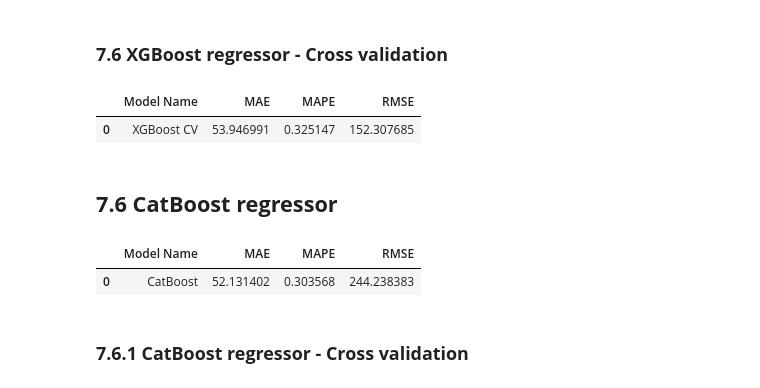
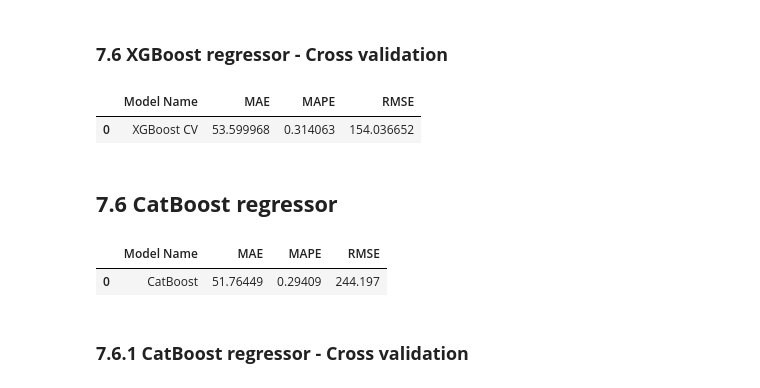
Before and after one commit to Eduardo-95-DS/lighthouse-challenge, a Jupyter notebook: notebooks/look_2.0-ear-eda_filtering_preparation.ipynb, the cells around one changed output. Drawn from its saved outputs; the diff is of its cells as text; code cells hidden in the pictures.

```diff
--- a/notebooks/look_2.0-ear-eda_filtering_preparation.ipynb
+++ b/notebooks/look_2.0-ear-eda_filtering_preparation.ipynb
@@ -1138,7 +1011,6 @@ plt.show()
 # to_normalize = ['minimo_noites', 'numero_de_reviews', 'reviews_por_mes', 'disponibilidade_365']
 
 # scalers = {}
-
 
 # for var in to_normalize:
 #     scaler = MinMaxScaler()
@@ -1154,9 +1026,9 @@ plt.show()
 #     X_test[var] = scaler.transform(X_test[[var]].values)
 #     scalers[var] = scaler
 
-y_train=np.log1p(y_train)
-y_val=np.log1p(y_val)
-y_test=np.log1p(y_test)
+# y_train=np.log1p(y_train)
+# y_val=np.log1p(y_val)
+# y_test=np.log1p(y_test)
 # %% [markdown]
 ## **5.5 Encoding**
 # %%
@@ -1406,53 +1298,58 @@ result_xgb
 # %% [markdown]
 ### **7.6 XGBoost regressor - Cross validation**
-# %%
-xgb_model_cv=XGBRegressor(n_jobs=-1,random_state=95)
-
-kf = KFold(n_splits=5, shuffle=True, random_state=42)
-
-y_pred_log = cross_val_predict(xgb_model_cv, X_train, y_train, cv=kf)
-
-y_train_original = np.expm1(y_train)
-y_pred_original = np.expm1(y_pred_log)
-
-mae_xgb_cv = mean_absolute_error(y_train_original, y_pred_original)
-mape_xgb_cv = mean_absolute_percentage_error_func(y_train_original, y_pred_original)
-rmse_xgb_cv = np.sqrt(mean_squared_error(y_train_original, y_pred_original))
-
-std_mae = np.std(-mae_xgb_cv)
-std_mape = np.std(-mape_xgb_cv)
-std_rmse = np.std(-rmse_xgb_cv)
-
-result_xgb_cv = pd.DataFrame({'Model Name': 'XGBoost CV',
-                              'MAE': mae_xgb_cv,
-                              'MAPE': mape_xgb_cv,
-                              'RMSE': rmse_xgb_cv}, index=[0])
-
-result_xgb_cv
-# %% [output]
-|  | Model Name | MAE | MAPE | RMSE |
-| 0 | XGBoost CV | 53.946991 | 0.325147 | 152.307685 |
+# %%
+xgb_model_cv=XGBRegressor(n_jobs=-1,random_state=95)
+
+kf = KFold(n_splits=5, shuffle=True, random_state=42)
+
+y_pred = cross_val_predict(xgb_model_cv, X_train, Y_train, cv=kf)
+
+# prediction to original scale
+y_pred_= scaler.inverse_transform(y_pred.reshape(-1, 1))
+y_pred_ = inv_boxcox1p(y_pred_, pt.lambdas_).flatten()
+
+mae_xgb_cv = mean_absolute_error(y_train, y_pred_)
+mape_xgb_cv = mean_absolute_percentage_error_func(y_train, y_pred_)
+rmse_xgb_cv = np.sqrt(mean_squared_error(y_train, y_pred_))
+
+std_mae = np.std(-mae_xgb_cv)
+std_mape = np.std(-mape_xgb_cv)
+std_rmse = np.std(-rmse_xgb_cv)
+
+result_xgb_cv = pd.DataFrame({'Model Name': 'XGBoost CV',
+                              'MAE': mae_xgb_cv,
+                              'MAPE': mape_xgb_cv,
+                              'RMSE': rmse_xgb_cv}, index=[0])
+
+result_xgb_cv
+# %% [output]
+|  | Model Name | MAE | MAPE | RMSE |
+| 0 | XGBoost CV | 53.599968 | 0.314063 | 154.036652 |
 # %% [markdown]
 ## **7.6 CatBoost regressor**
 # %%
-cat=CatBoostRegressor(logging_level='Silent').fit(X_train,y_train)
+cat=CatBoostRegressor(logging_level='Silent').fit(X_train,Y_train)
 
 # prediction
 cat_yhat=cat.predict(X_val)
 
-mae_cat = mean_absolute_error(np.expm1(y_val), np.expm1(cat_yhat))
-mape_cat = mean_absolute_percentage_error_func(np.expm1(y_val), np.expm1(cat_yhat))
-mse_cat = mean_squared_error(np.expm1(y_val), np.expm1(cat_yhat))
-rmse_cat = np.sqrt(mse_cat)
+# prediction to original scale
+cat_yhat_= scaler.inverse_transform(cat_yhat.reshape(-1, 1))
+cat_yhat_= inv_boxcox1p(cat_yhat_, pt.lambdas_).flatten()
+
+mae_cat = mean_absolute_error                 (y_val, cat_yhat_)
+mape_cat = mean_absolute_percentage_error_func(y_val, cat_yhat_)
+mse_cat = mean_squared_error                  (y_val, cat_yhat_)
+rmse_cat = np.sqrt((mse_cat))
 
 result_cat = pd.DataFrame({'Model Name': 'CatBoost',
                        'MAE': mae_cat,
                        'MAPE': mape_cat,
                        'RMSE': rmse_cat}, index=[0])
 result_cat
 # %% [output]
 |  | Model Name | MAE | MAPE | RMSE |
-| 0 | CatBoost | 52.131402 | 0.303568 | 244.238383 |
+| 0 | CatBoost | 51.76449 | 0.29409 | 244.197 |
 # %% [markdown]
 ### **7.6.1 CatBoost regressor - Cross validation**
 # %%
```
Also changed, not shown: parts of 60 cells of this notebook.
